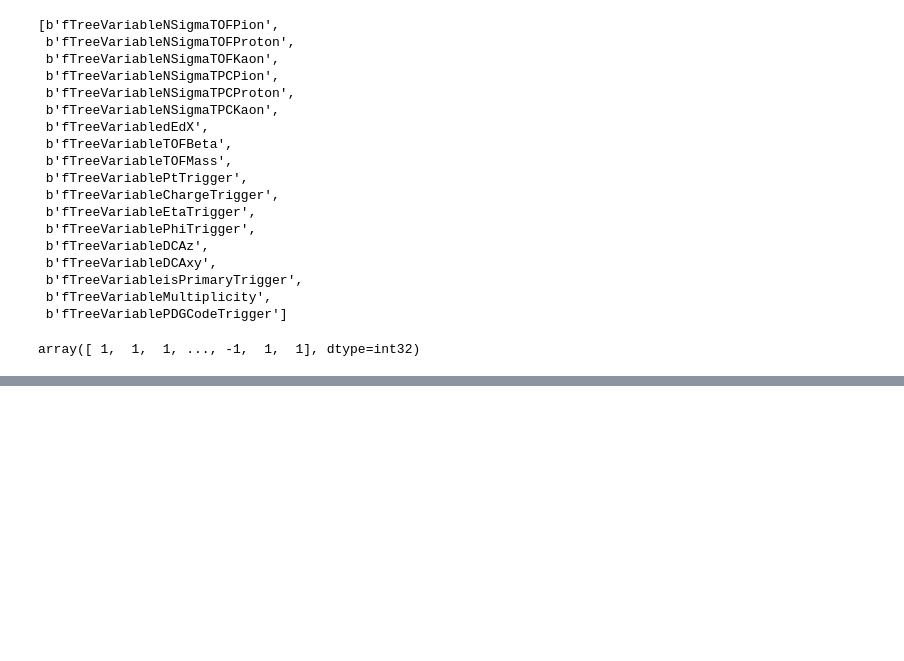
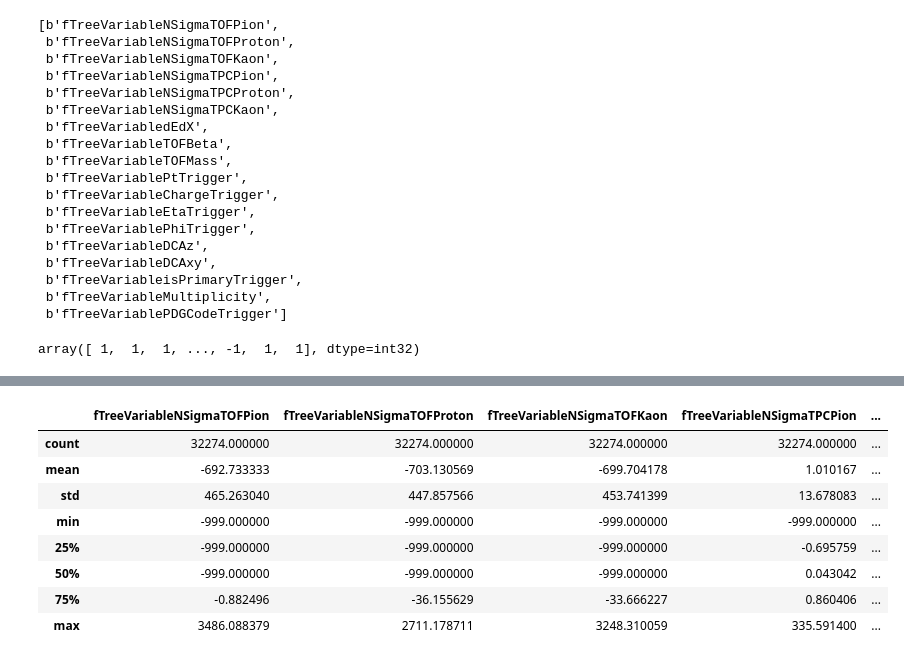
Before and after one commit to ChiaraDeMartin95/ciao, a Jupyter notebook: PionIDwithML.ipynb, the cells around one changed output, grey strips where cells are left out. Cells and saved outputs as stored; diff of their text form; code cells hidden in the pictures; blank space fills up the shorter version.

```diff
--- a/PionIDwithML.ipynb
+++ b/PionIDwithML.ipynb
@@ -141,0 +148,12 @@ treePion.pandas.df(["fTreeVariableNSigmaTOF*", "fTreeVariableNSigmaTPC*", "fTree
+# %%
+PandaPionDF.describe()
+# %% [output]
+|  | fTreeVariableNSigmaTOFPion | fTreeVariableNSigmaTOFProton | fTreeVariableNSigmaTOFKaon | fTreeVariableNSigmaTPCPion | ... |
+| count | 32274.000000 | 32274.000000 | 32274.000000 | 32274.000000 | ... |
+| mean | -692.733333 | -703.130569 | -699.704178 | 1.010167 | ... |
+| std | 465.263040 | 447.857566 | 453.741399 | 13.678083 | ... |
+| min | -999.000000 | -999.000000 | -999.000000 | -999.000000 | ... |
+| 25% | -999.000000 | -999.000000 | -999.000000 | -0.695759 | ... |
+| 50% | -999.000000 | -999.000000 | -999.000000 | 0.043042 | ... |
+| 75% | -0.882496 | -36.155629 | -33.666227 | 0.860406 | ... |
+| max | 3486.088379 | 2711.178711 | 3248.310059 | 335.591400 | ... |
```
Also changed, not shown: parts of 11 cells of this notebook.
